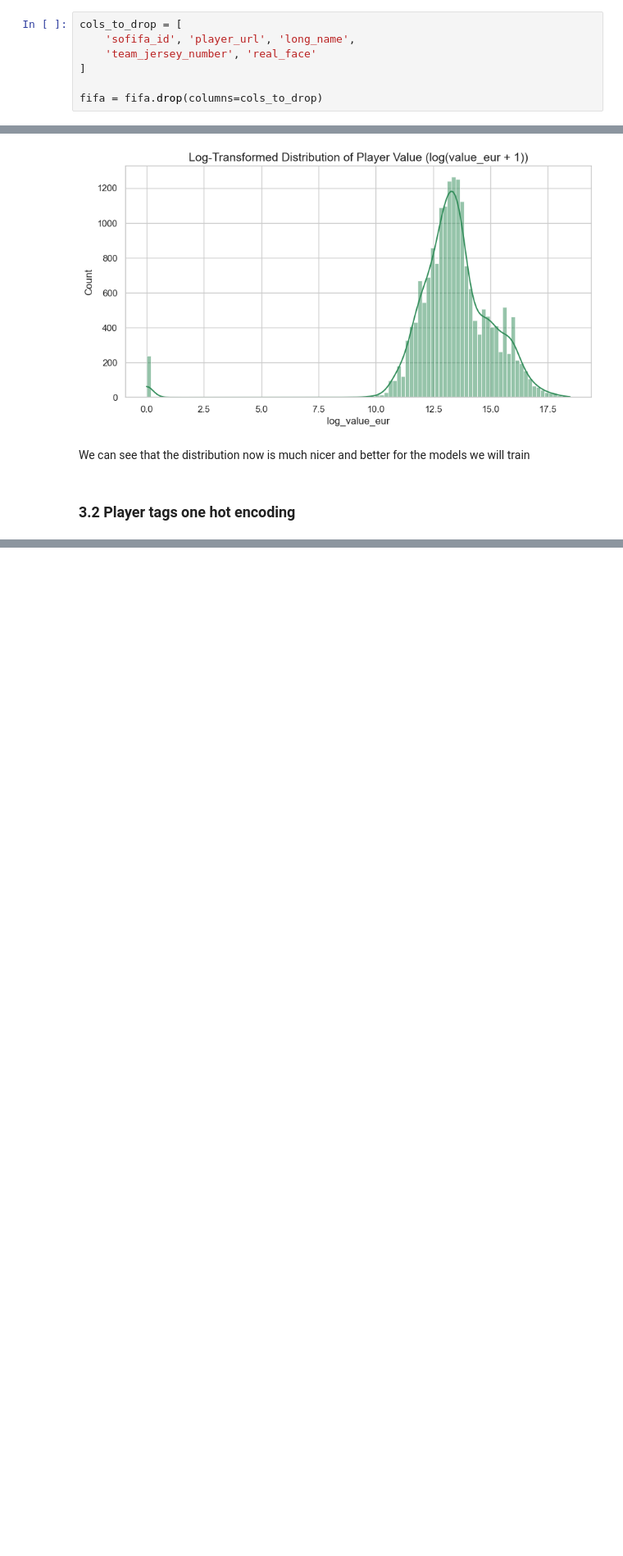
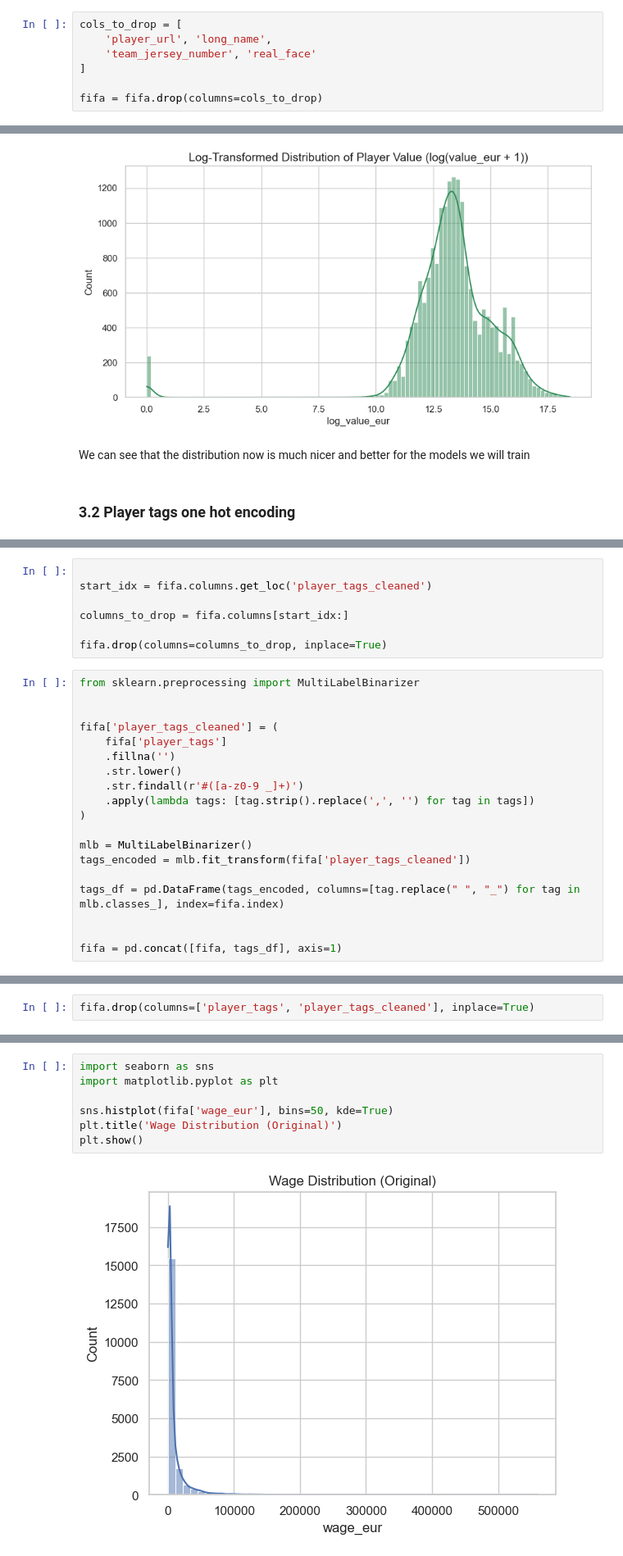
Before and after one commit to filiprares/data-science-internship, a Jupyter notebook: notebooks/week1_data_exploration.ipynb, the cells around one changed output, grey strips where cells are left out. Shown at 82% size. Cells and saved outputs as stored; diff of their text form; blank space fills up the shorter version.

Commit message:
Repaired repository and committed clean files

```diff
--- a/notebooks/week1_data_exploration.ipynb
+++ b/notebooks/week1_data_exploration.ipynb
@@ -202,7 +202,7 @@ np.int64(0)
 These are columns that really make no sense in the model
 # %%
 cols_to_drop = [
-    'sofifa_id', 'player_url', 'long_name',
+    'player_url', 'long_name',
     'team_jersey_number', 'real_face'
 ]
 
@@ -693,0 +709,26 @@ ModuleNotFoundError: No module named 'threadpoolctl'
+# %%
+
+start_idx = fifa.columns.get_loc('player_tags_cleaned')
+
+columns_to_drop = fifa.columns[start_idx:]
+
+fifa.drop(columns=columns_to_drop, inplace=True)
+# %%
+from sklearn.preprocessing import MultiLabelBinarizer
+
+
+fifa['player_tags_cleaned'] = (
+    fifa['player_tags']
+    .fillna('')
+    .str.lower()
+    .str.findall(r'#([a-z0-9 _]+)')
+    .apply(lambda tags: [tag.strip().replace(',', '') for tag in tags])
+)
+
+mlb = MultiLabelBinarizer()
+tags_encoded = mlb.fit_transform(fifa['player_tags_cleaned'])
+
+tags_df = pd.DataFrame(tags_encoded, columns=[tag.replace(" ", "_") for tag in mlb.classes_], index=fifa.index)
+
+
+fifa = pd.concat([fifa, tags_df], axis=1)
@@ -693,0 +748,2 @@ ModuleNotFoundError: No module named 'threadpoolctl'
+# %%
+fifa.drop(columns=['player_tags', 'player_tags_cleaned'], inplace=True)
@@ -693,0 +813,9 @@ ModuleNotFoundError: No module named 'threadpoolctl'
+# %%
+import seaborn as sns
+import matplotlib.pyplot as plt
+
+sns.histplot(fifa['wage_eur'], bins=50, kde=True)
+plt.title('Wage Distribution (Original)')
+plt.show()
+# %% [output]
+[figure, added]
```
Also changed, not shown: parts of 64 cells of this notebook.
